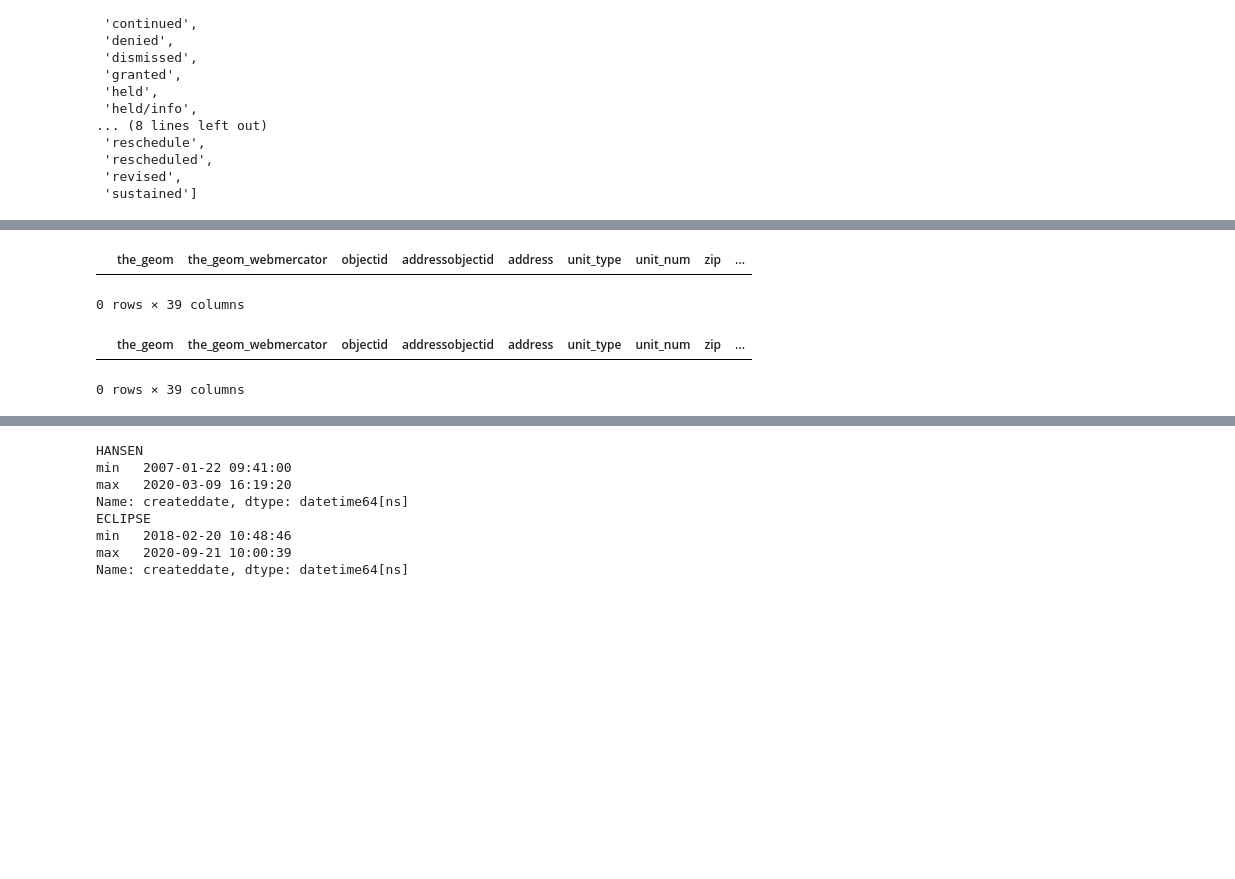
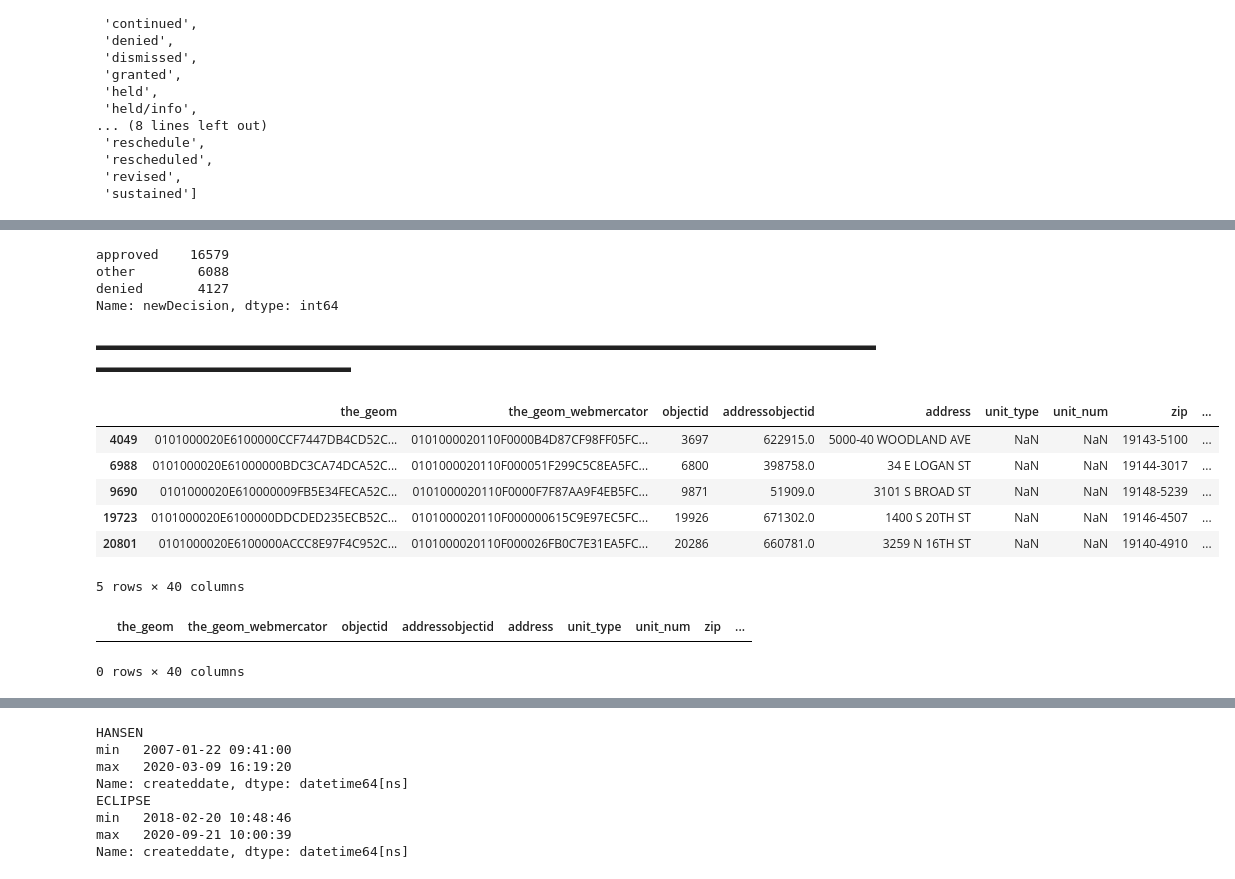
Before and after one commit to adreyzin/Philly_L_and_I_Appeals, a Jupyter notebook: City of Philadelphia Licenses and Inspections Appeals.ipynb, the cells around one changed output, grey strips where cells are left out. Cells and saved outputs as stored; diff of their text form; code cells hidden in the pictures; blank space fills up the shorter version.

```diff
--- a/City of Philadelphia Licenses and Inspections Appeals.ipynb
+++ b/City of Philadelphia Licenses and Inspections Appeals.ipynb
@@ -355,15 +467,31 @@ sorted(df['decision'].unique())
+# %%
+df['newDecision'] = df['decision'].apply(funcNewDecision)
+df['newDecision'] = df[['newDecision','meetingresult']].apply(tuple, axis=1).apply(CompleteDecision)
+df['newDecision'].value_counts()
+# %% [output]
+approved    16579
+other        6088
+denied       4127
+Name: newDecision, dtype: int64
+# %% [markdown]
+▬▬▬▬▬▬▬▬▬▬▬▬▬▬▬▬▬▬▬▬▬▬▬▬▬▬▬▬▬▬▬▬▬▬▬▬▬▬▬▬▬▬▬▬▬▬▬▬▬▬▬▬▬▬▬▬▬▬▬▬▬▬▬▬▬▬▬▬▬
 # %%
 pd.set_option('display.max_colwidth', None)
-df[df['decision'] == 'HELD/INFO'].head(5)
+df[df['decision'] == 'held/info'].head(5)
 # %% [output]
 |  | the_geom | the_geom_webmercator | objectid | addressobjectid | address | unit_type | unit_num | zip | ... |
+| 4049 | 0101000020E6100000CCF7447DB4CD52C... | 0101000020110F0000B4D87CF98FF05FC... | 3697 | 622915.0 | 5000-40 WOODLAND AVE | NaN | NaN | 19143-5100 | ... |
+| 6988 | 0101000020E61000000BDC3CA74DCA52C... | 0101000020110F000051F299C5C8EA5FC... | 6800 | 398758.0 | 34 E LOGAN ST | NaN | NaN | 19144-3017 | ... |
+| 9690 | 0101000020E610000009FB5E34FECA52C... | 0101000020110F0000F7F87AA9F4EB5FC... | 9871 | 51909.0 | 3101 S BROAD ST | NaN | NaN | 19148-5239 | ... |
+| 19723 | 0101000020E6100000DDCDED235ECB52C... | 0101000020110F000000615C9E97EC5FC... | 19926 | 671302.0 | 1400 S 20TH ST | NaN | NaN | 19146-4507 | ... |
+| 20801 | 0101000020E6100000ACCC8E97F4C952C... | 0101000020110F000026FB0C7E31EA5FC... | 20286 | 660781.0 | 3259 N 16TH ST | NaN | NaN | 19140-4910 | ... |
-0 rows × 39 columns
+5 rows × 40 columns
 # %%
 df[df['proviso'].isnull() == True]
-df[(df['decision'].str.contains("PROV") == True) & (df['decision'] != 'APPROVED')  & (df['proviso'].isnull() == True)]
+df[(df['decision'].str.contains("PROV") == True) & (df['decision'] != 'approved')  & (df['proviso'].isnull() == True)]
 # %% [output]
 |  | the_geom | the_geom_webmercator | objectid | addressobjectid | address | unit_type | unit_num | zip | ... |
-0 rows × 39 columns
+0 rows × 40 columns
 # %%
 df[df['meetingresult'].isnull() == False]
 # %% [output]
```
Also changed, not shown: parts of 49 cells of this notebook, 2 other files.
